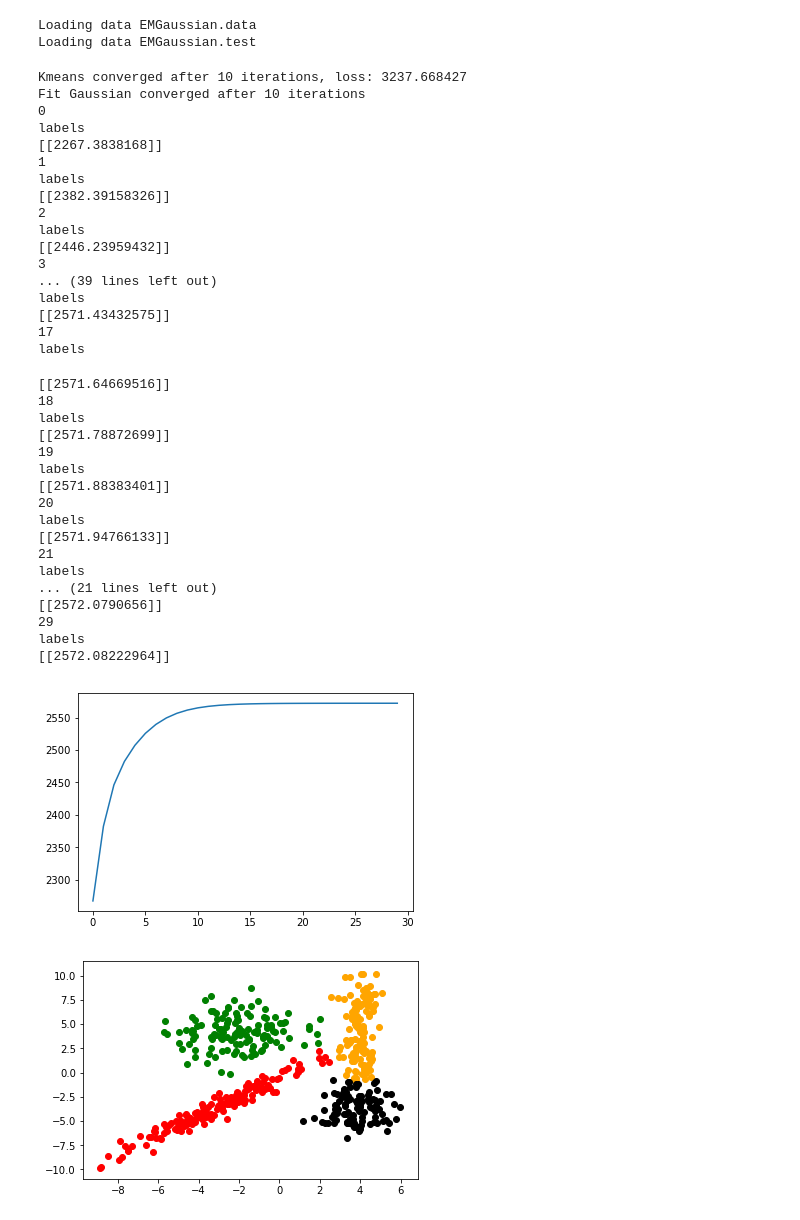
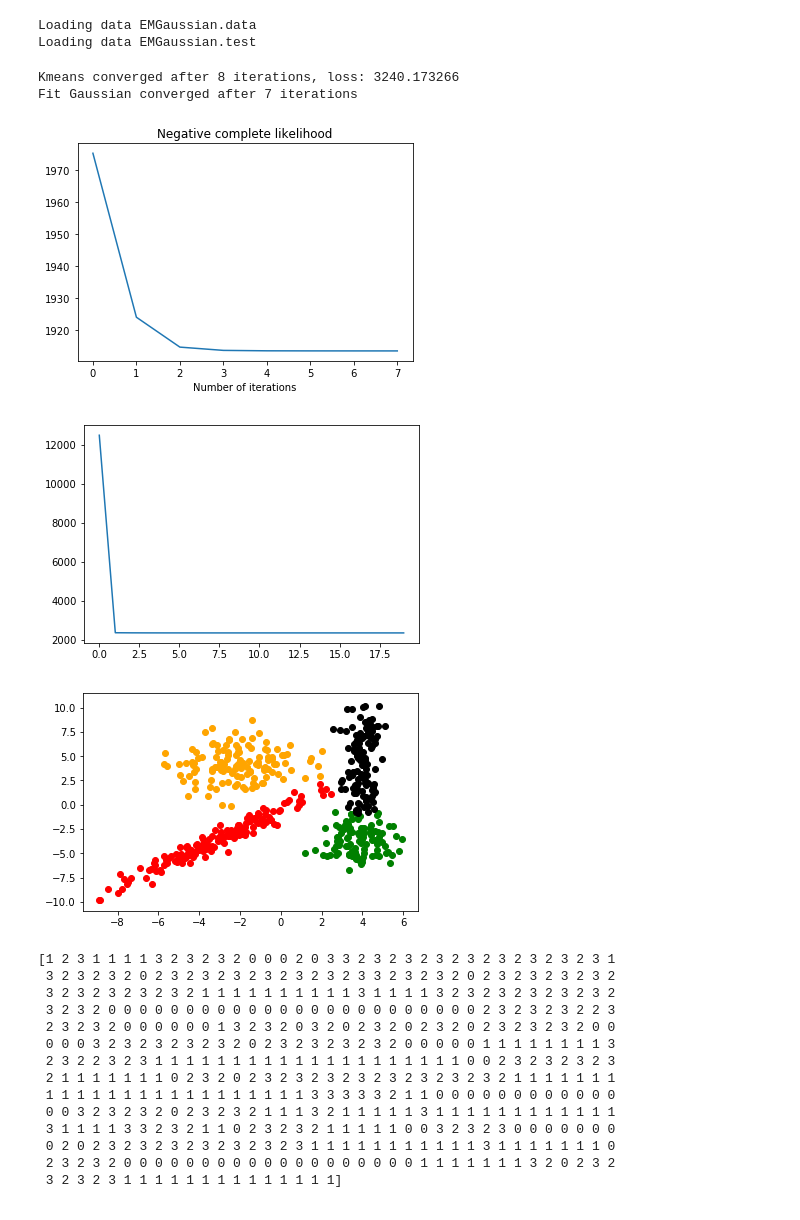
Before and after one commit to dadounhind/pgm3, a Jupyter notebook: HMM.ipynb, the cells around one changed output. Cells and saved outputs as stored; diff of their text form; code cells hidden in the pictures.

```diff
--- a/HMM.ipynb
+++ b/HMM.ipynb
@@ -222,58 +235,44 @@ Loading data EMGaussian.test
 # %%
 from emgaussian import EMGaussian
 from kmean import KMeans
 import matplotlib.pyplot as plt
 import math
 #Initialize parameters with EMGaussian
 
 emg = EMGaussian(x, isotropic=False)
-emg.fit(plot_likelihood=False)
+emg.fit(plot_likelihood=True)
+plt.show()
 
 pi=emg.pi
 mu=emg.mu
 sigma=emg.sigmas
 transition = np.array([[0.25, 0.25, 0.25, 0.25], [0.25, 0.25, 0.25, 0.25], [0.25, 0.25, 0.25, 0.25], [0.25, 0.25, 0.25, 0.25]])
 obs = x
 q = emg.labels
 T = x.shape[0]
 
 #HMM
 model = HMM(transition, mu,sigma,obs,T,pi, q)
-model.fit()
+q = model.fit()
+print(q)
+model.estimate_log_likelihood(q)
 # %% [output]
-Kmeans converged after 10 iterations, loss: 3237.668427
-Fit Gaussian converged after 10 iterations
-0
-labels
-[[2267.3838168]]
-1
-labels
-[[2382.39158326]]
-2
-labels
-[[2446.23959432]]
-3
-... (39 lines left out)
-labels
-[[2571.43432575]]
-17
-labels
+Kmeans converged after 8 iterations, loss: 3240.173266
+Fit Gaussian converged after 7 iterations
-[[2571.64669516]]
-18
-labels
-[[2571.78872699]]
-19
-labels
-[[2571.88383401]]
-20
-labels
-[[2571.94766133]]
-21
-labels
-... (21 lines left out)
-[[2572.0790656]]
-29
-labels
-[[2572.08222964]]
-[figure, old version]
+[figure, new version]
-[figure, old version]
+[figure, new version]
+[figure, added]
+[1 2 3 1 1 1 1 3 2 3 2 3 2 0 0 0 2 0 3 3 2 3 2 3 2 3 2 3 2 3 2 3 2 3 2 3 1
+ 3 2 3 2 3 2 0 2 3 2 3 2 3 2 3 2 3 2 3 2 3 3 2 3 2 3 2 0 2 3 2 3 2 3 2 3 2
+ 3 2 3 2 3 2 3 2 3 2 1 1 1 1 1 1 1 1 1 1 3 1 1 1 1 3 2 3 2 3 2 3 2 3 2 3 2
+ 3 2 3 2 0 0 0 0 0 0 0 0 0 0 0 0 0 0 0 0 0 0 0 0 0 0 0 0 2 3 2 3 2 3 2 2 3
+ 2 3 2 3 2 0 0 0 0 0 0 1 3 2 3 2 0 3 2 0 2 3 2 0 2 3 2 0 2 3 2 3 2 3 2 0 0
+ 0 0 0 3 2 3 2 3 2 3 2 3 2 0 2 3 2 3 2 3 2 3 2 0 0 0 0 0 1 1 1 1 1 1 1 1 3
+ 2 3 2 2 3 2 3 1 1 1 1 1 1 1 1 1 1 1 1 1 1 1 1 1 1 1 1 0 0 2 3 2 3 2 3 2 3
+ 2 1 1 1 1 1 1 1 0 2 3 2 0 2 3 2 3 2 3 2 3 2 3 2 3 2 3 2 3 2 1 1 1 1 1 1 1
+ 1 1 1 1 1 1 1 1 1 1 1 1 1 1 1 1 1 3 3 3 3 3 2 1 1 0 0 0 0 0 0 0 0 0 0 0 0
+ 0 0 3 2 3 2 3 2 0 2 3 2 3 2 1 1 1 3 2 1 1 1 1 1 3 1 1 1 1 1 1 1 1 1 1 1 1
+ 3 1 1 1 1 3 3 2 3 2 1 1 0 2 3 2 3 2 1 1 1 1 1 0 0 3 2 3 2 3 0 0 0 0 0 0 0
+ 0 2 0 2 3 2 3 2 3 2 3 2 3 2 3 2 3 1 1 1 1 1 1 1 1 1 1 1 3 1 1 1 1 1 1 1 0
+ 2 3 2 3 2 0 0 0 0 0 0 0 0 0 0 0 0 0 0 0 0 0 0 0 1 1 1 1 1 1 1 3 2 0 2 3 2
+ 3 2 3 2 3 1 1 1 1 1 1 1 1 1 1 1 1 1 1]
```
Also changed, not shown: parts of 7 cells of this notebook, 1 other file.
